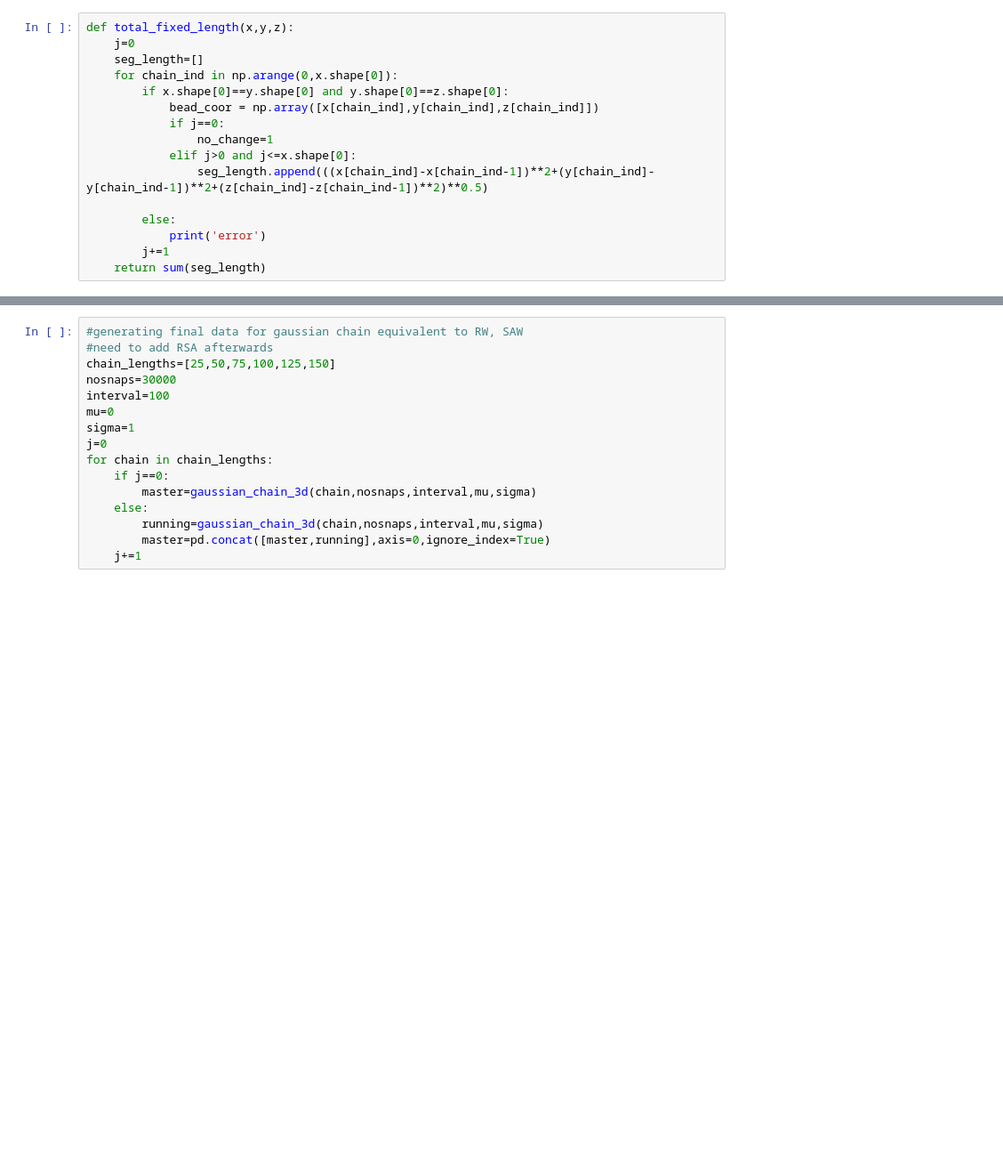
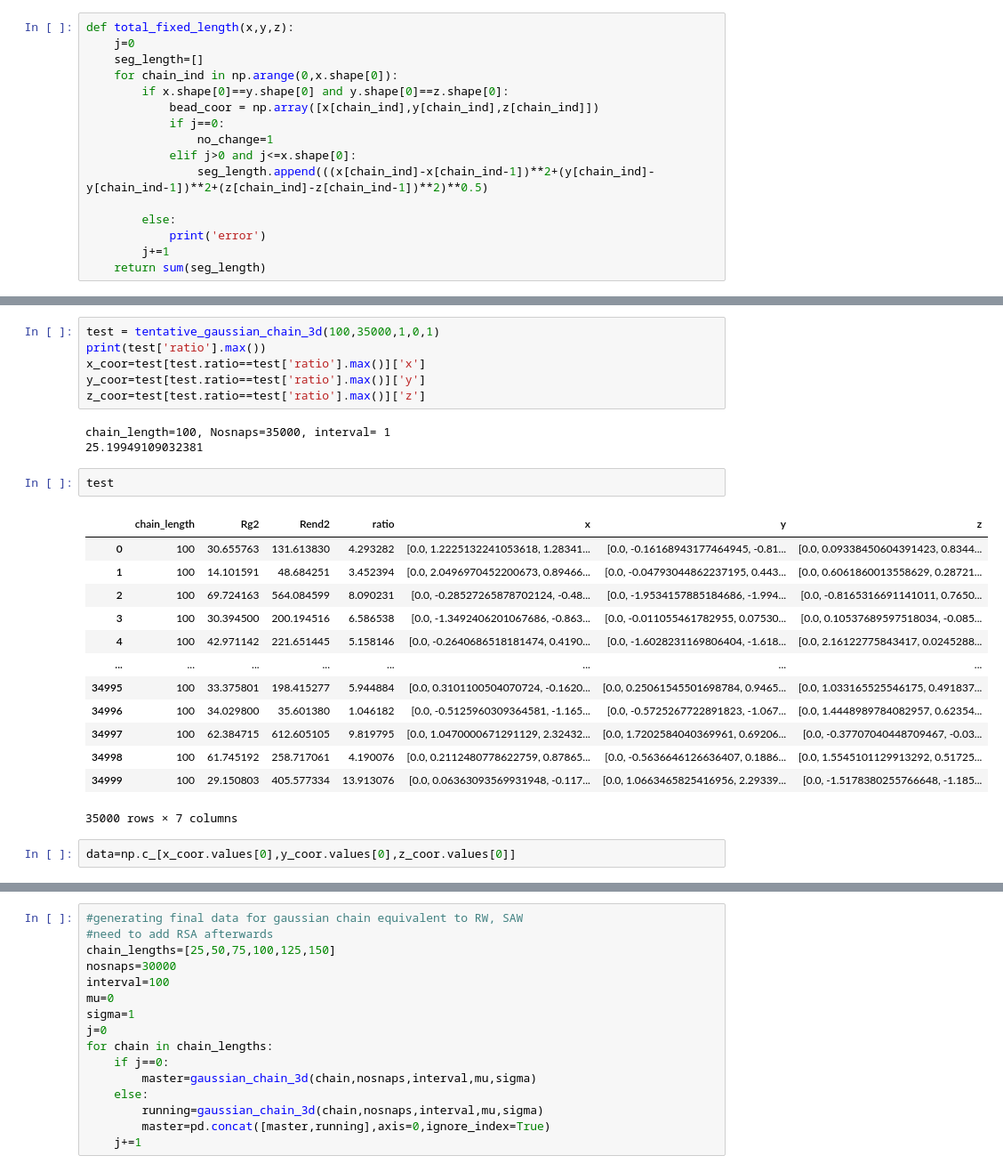
Before and after one commit to hshadman/disordered_protein_polymer_chain_theory, a Jupyter notebook: gaussian_chain/code/gaussian_chain.ipynb, the cells around one changed output, grey strips where cells are left out. Shown at 89% size. Saved outputs shown, nothing was run; the diff lists cells and outputs as text; blank space fills up the shorter version.

```diff
--- a/gaussian_chain/code/gaussian_chain.ipynb
+++ b/gaussian_chain/code/gaussian_chain.ipynb
@@ -66,0 +137,27 @@ def total_fixed_length(x,y,z):
+# %%
+test = tentative_gaussian_chain_3d(100,35000,1,0,1)
+print(test['ratio'].max())
+x_coor=test[test.ratio==test['ratio'].max()]['x']
+y_coor=test[test.ratio==test['ratio'].max()]['y']
+z_coor=test[test.ratio==test['ratio'].max()]['z']
+# %% [output]
+chain_length=100, Nosnaps=35000, interval= 1
+25.19949109032381
+# %%
+test
+# %% [output]
+|  | chain_length | Rg2 | Rend2 | ratio | x | y | z |
+| 0 | 100 | 30.655763 | 131.613830 | 4.293282 | [0.0, 1.2225132241053618, 1.28341... | [0.0, -0.16168943177464945, -0.81... | [0.0, 0.09338450604391423, 0.8344... |
+| 1 | 100 | 14.101591 | 48.684251 | 3.452394 | [0.0, 2.0496970452200673, 0.89466... | [0.0, -0.04793044862237195, 0.443... | [0.0, 0.6061860013558629, 0.28721... |
+| 2 | 100 | 69.724163 | 564.084599 | 8.090231 | [0.0, -0.28527265878702124, -0.48... | [0.0, -1.9534157885184686, -1.994... | [0.0, -0.8165316691141011, 0.7650... |
+| 3 | 100 | 30.394500 | 200.194516 | 6.586538 | [0.0, -1.3492406201067686, -0.863... | [0.0, -0.011055461782955, 0.07530... | [0.0, 0.10537689597518034, -0.085... |
+| 4 | 100 | 42.971142 | 221.651445 | 5.158146 | [0.0, -0.2640686518181474, 0.4190... | [0.0, -1.6028231169806404, -1.618... | [0.0, 2.16122775843417, 0.0245288... |
+| ... | ... | ... | ... | ... | ... | ... | ... |
+| 34995 | 100 | 33.375801 | 198.415277 | 5.944884 | [0.0, 0.3101100504070724, -0.1620... | [0.0, 0.25061545501698784, 0.9465... | [0.0, 1.033165525546175, 0.491837... |
+| 34996 | 100 | 34.029800 | 35.601380 | 1.046182 | [0.0, -0.5125960309364581, -1.165... | [0.0, -0.5725267722891823, -1.067... | [0.0, 1.4448989784082957, 0.62354... |
+| 34997 | 100 | 62.384715 | 612.605105 | 9.819795 | [0.0, 1.0470000671291129, 2.32432... | [0.0, 1.7202584040369961, 0.69206... | [0.0, -0.37707040448709467, -0.03... |
+| 34998 | 100 | 61.745192 | 258.717061 | 4.190076 | [0.0, 0.2112480778622759, 0.87865... | [0.0, -0.5636646126636407, 0.1886... | [0.0, 1.5545101129913292, 0.51725... |
+| 34999 | 100 | 29.150803 | 405.577334 | 13.913076 | [0.0, 0.06363093569931948, -0.117... | [0.0, 1.0663465825416956, 2.29339... | [0.0, -1.5178380255766648, -1.185... |
+35000 rows × 7 columns
+# %%
+data=np.c_[x_coor.values[0],y_coor.values[0],z_coor.values[0]]
```
Also changed, not shown: parts of 13 cells of this notebook.
